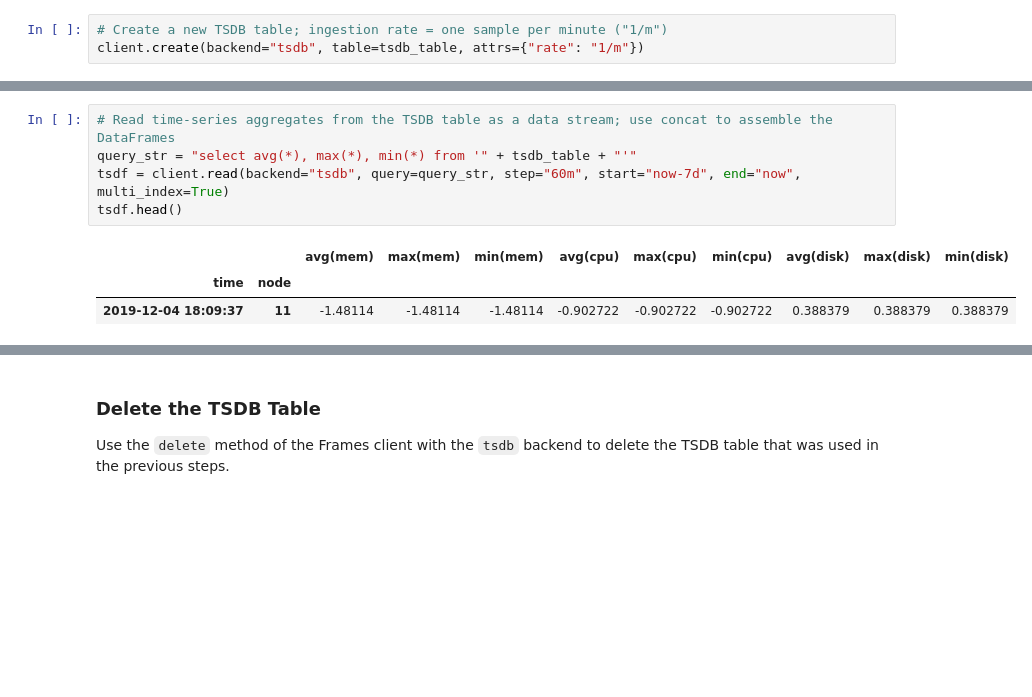
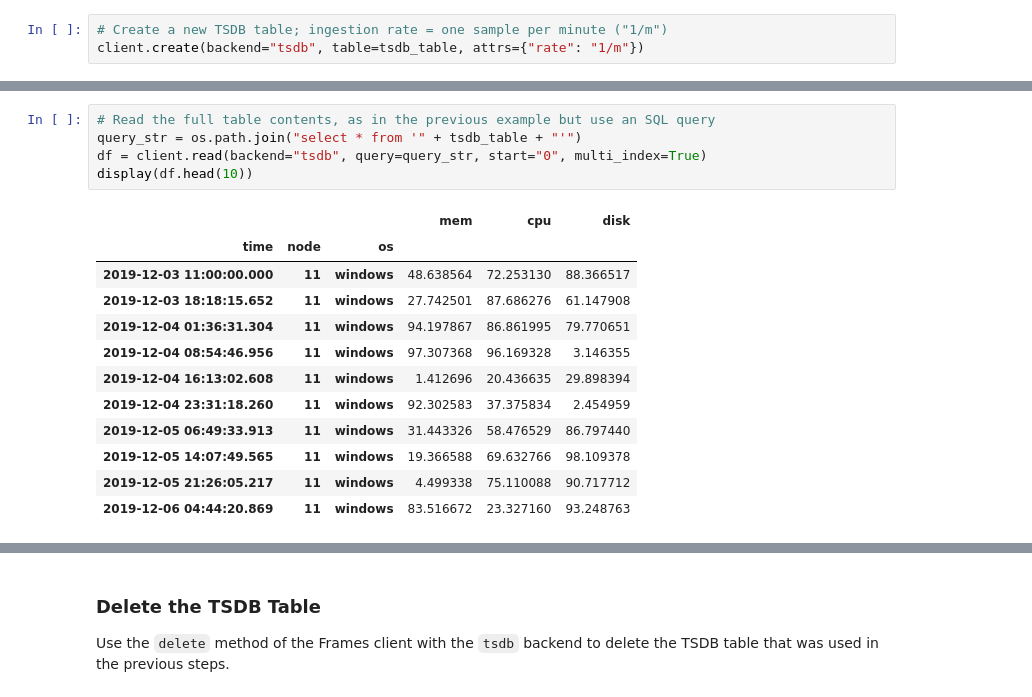
Before and after one commit to v3io/tutorials, a Jupyter notebook: getting-started/frames.ipynb, the cells around one changed output, grey strips where cells are left out. Cells and saved outputs as stored; diff of their text form; blank space fills up the shorter version.

Commit message:
Frames GS: Improve TSDB R/W examples & doc [IG-12272 IG-12092]

```diff
--- a/getting-started/frames.ipynb
+++ b/getting-started/frames.ipynb
@@ -301,9 +419,18 @@ See the [Frames documentation](https://github.com/v3io/frames/blob/master/README
 # %%
-# Read time-series aggregates from the TSDB table as a data stream; use concat to assemble the DataFrames
-query_str = "select avg(*), max(*), min(*) from '" + tsdb_table + "'"
-tsdf = client.read(backend="tsdb", query=query_str, step="60m", start="now-7d", end="now", multi_index=True)
-tsdf.head()
+# Read the full table contents, as in the previous example but use an SQL query
+query_str = os.path.join("select * from '" + tsdb_table + "'")
+df = client.read(backend="tsdb", query=query_str, start="0", multi_index=True)
+display(df.head(10))
 # %% [output]
-|  |  | avg(mem) | max(mem) | min(mem) | avg(cpu) | max(cpu) | min(cpu) | avg(disk) | max(disk) | min(disk) |
-| time | node |  |  |  |  |  |  |  |  |  |
-| 2019-12-04 18:09:37 | 11 | -1.48114 | -1.48114 | -1.48114 | -0.902722 | -0.902722 | -0.902722 | 0.388379 | 0.388379 | 0.388379 |
+|  |  |  | mem | cpu | disk |
+| time | node | os |  |  |  |
+| 2019-12-03 11:00:00.000 | 11 | windows | 48.638564 | 72.253130 | 88.366517 |
+| 2019-12-03 18:18:15.652 | 11 | windows | 27.742501 | 87.686276 | 61.147908 |
+| 2019-12-04 01:36:31.304 | 11 | windows | 94.197867 | 86.861995 | 79.770651 |
+| 2019-12-04 08:54:46.956 | 11 | windows | 97.307368 | 96.169328 | 3.146355 |
+| 2019-12-04 16:13:02.608 | 11 | windows | 1.412696 | 20.436635 | 29.898394 |
+| 2019-12-04 23:31:18.260 | 11 | windows | 92.302583 | 37.375834 | 2.454959 |
+| 2019-12-05 06:49:33.913 | 11 | windows | 31.443326 | 58.476529 | 86.797440 |
+| 2019-12-05 14:07:49.565 | 11 | windows | 19.366588 | 69.632766 | 98.109378 |
+| 2019-12-05 21:26:05.217 | 11 | windows | 4.499338 | 75.110088 | 90.717712 |
+| 2019-12-06 04:44:20.869 | 11 | windows | 83.516672 | 23.327160 | 93.248763 |
```
Also changed, not shown: parts of 17 cells of this notebook.
